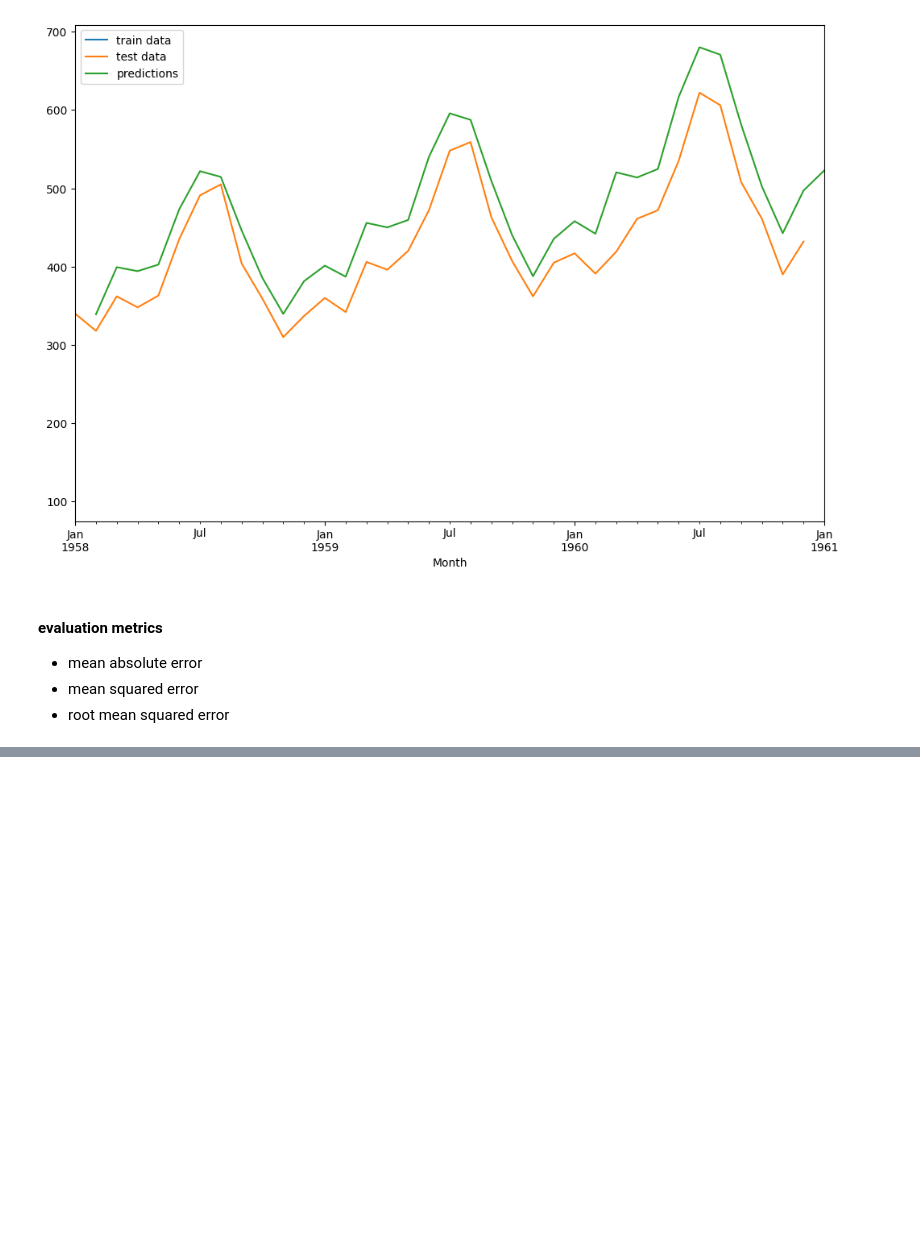
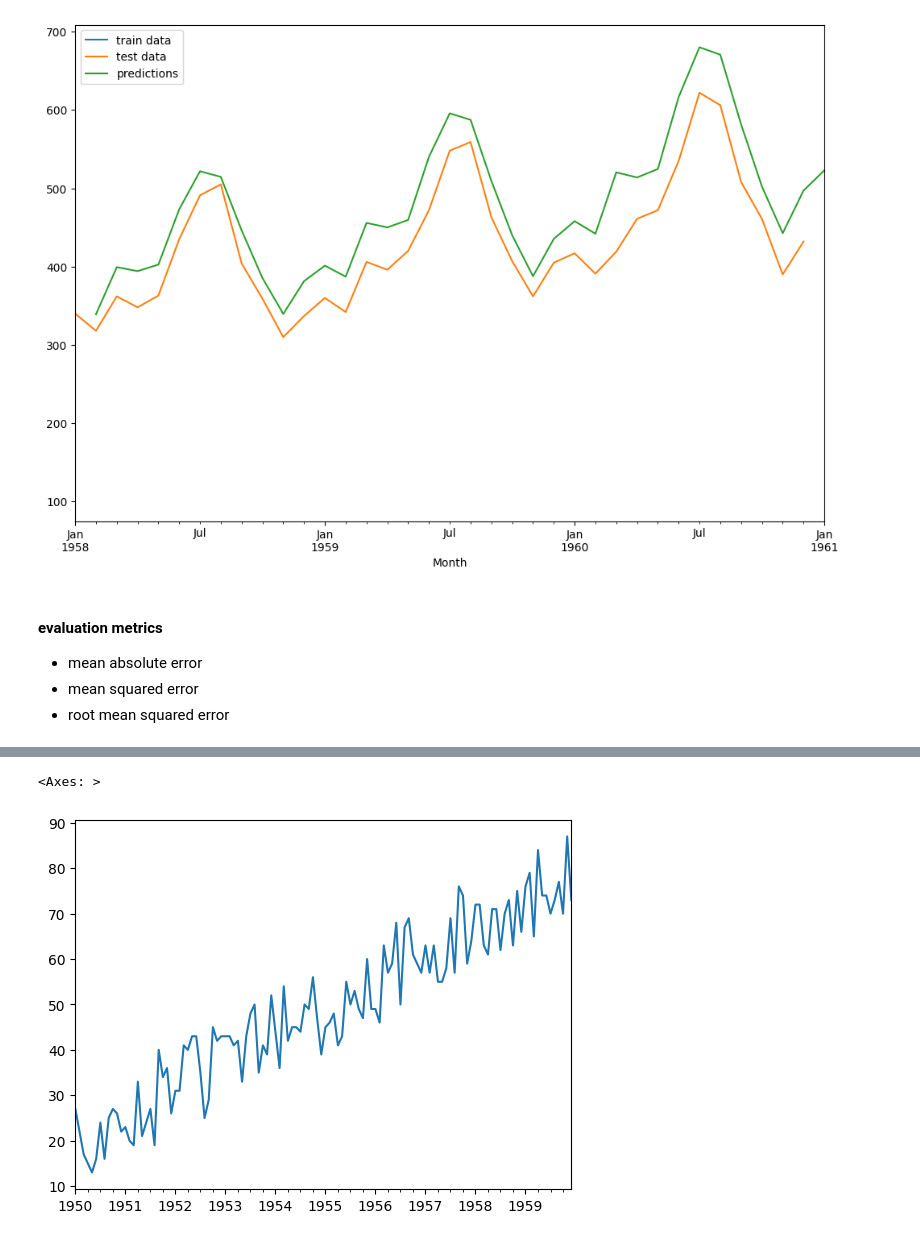
Before and after one commit to depa-tto/Time-Series-Forecasting-and-Analysis-course, a Jupyter notebook: lecture_10.ipynb, the cells around one changed output, grey strips where cells are left out. Saved outputs shown, nothing was run; the diff lists cells and outputs as text; code cells hidden in the pictures; blank space fills up the shorter version.

```diff
--- a/lecture_10.ipynb
+++ b/lecture_10.ipynb
@@ -94,0 +159,5 @@ test_predictions.plot(legend=True,label='predictions',xlim=['1958-01-01','1961-0
+# %%
+df2['b'].plot() # no seasonality but there is a trend --> non stationary data
+# %% [output]
+<Axes: >
+[figure, added]
```
Also changed, not shown: parts of 20 cells of this notebook, 1 other file.
